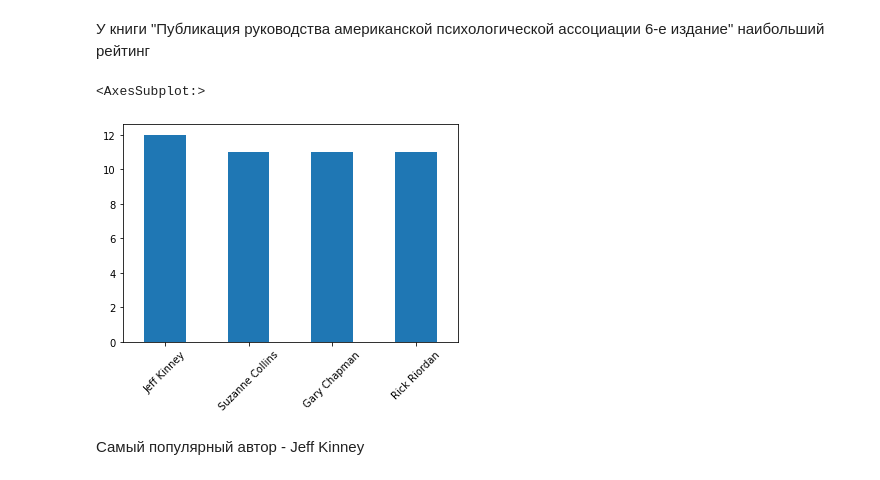
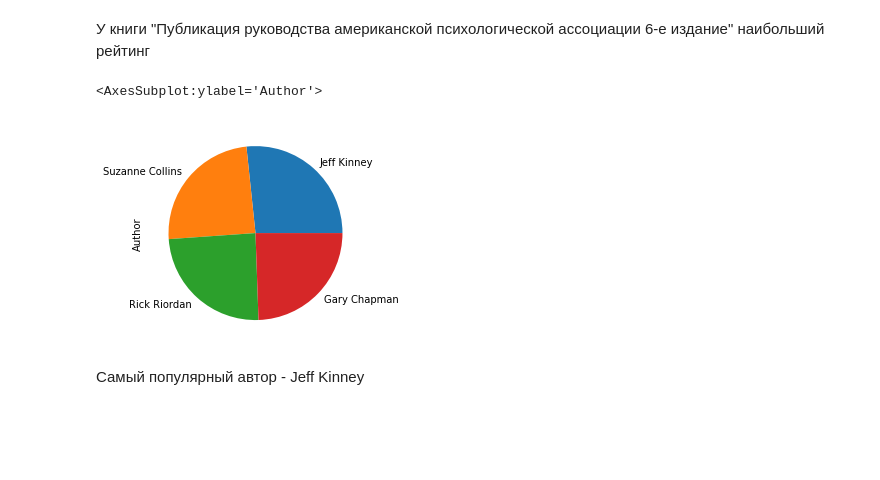
Before and after one commit to kamilagumerova/VizPandas, a Jupyter notebook: HW5.ipynb, the cells around one changed output. Cells and saved outputs as stored; diff of their text form; code cells hidden in the pictures; blank space fills up the shorter version.

```diff
--- a/HW5.ipynb
+++ b/HW5.ipynb
@@ -43,10 +43,10 @@ top_book.style.bar()
 У книги "Публикация руководства американской психологической ассоциации 6-е издание" наибольший рейтинг
 # %%
 song_popularity = df['Author'].value_counts().head(4)
-song_popularity.plot(kind='bar', rot='45', y='Count')
+song_popularity.plot(kind='pie', rot='45', y='Count')
 # %% [output]
-<AxesSubplot:>
+<AxesSubplot:ylabel='Author'>
-[figure, old version]
+[figure, new version]
 # %% [markdown]
 Самый популярный автор - Jeff Kinney
 # %%
```
